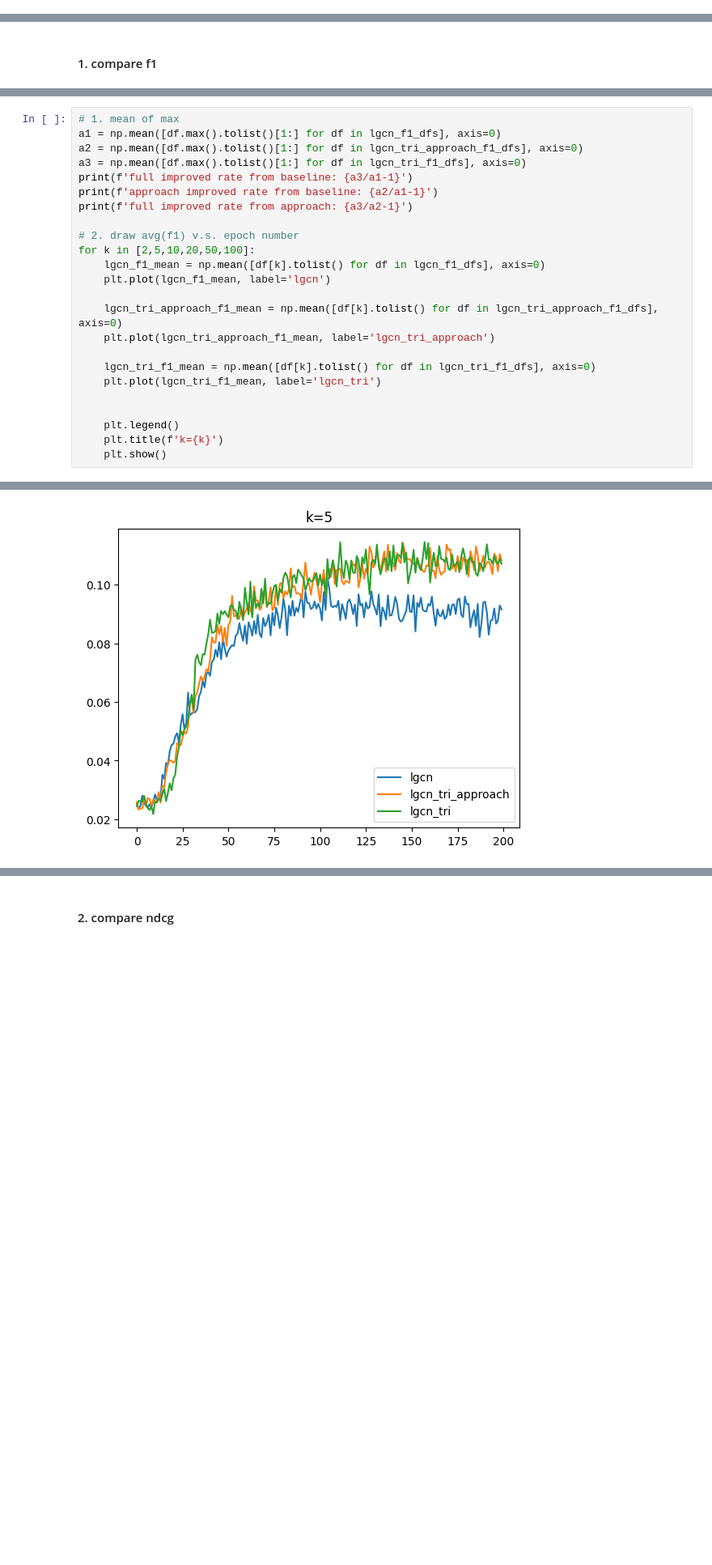
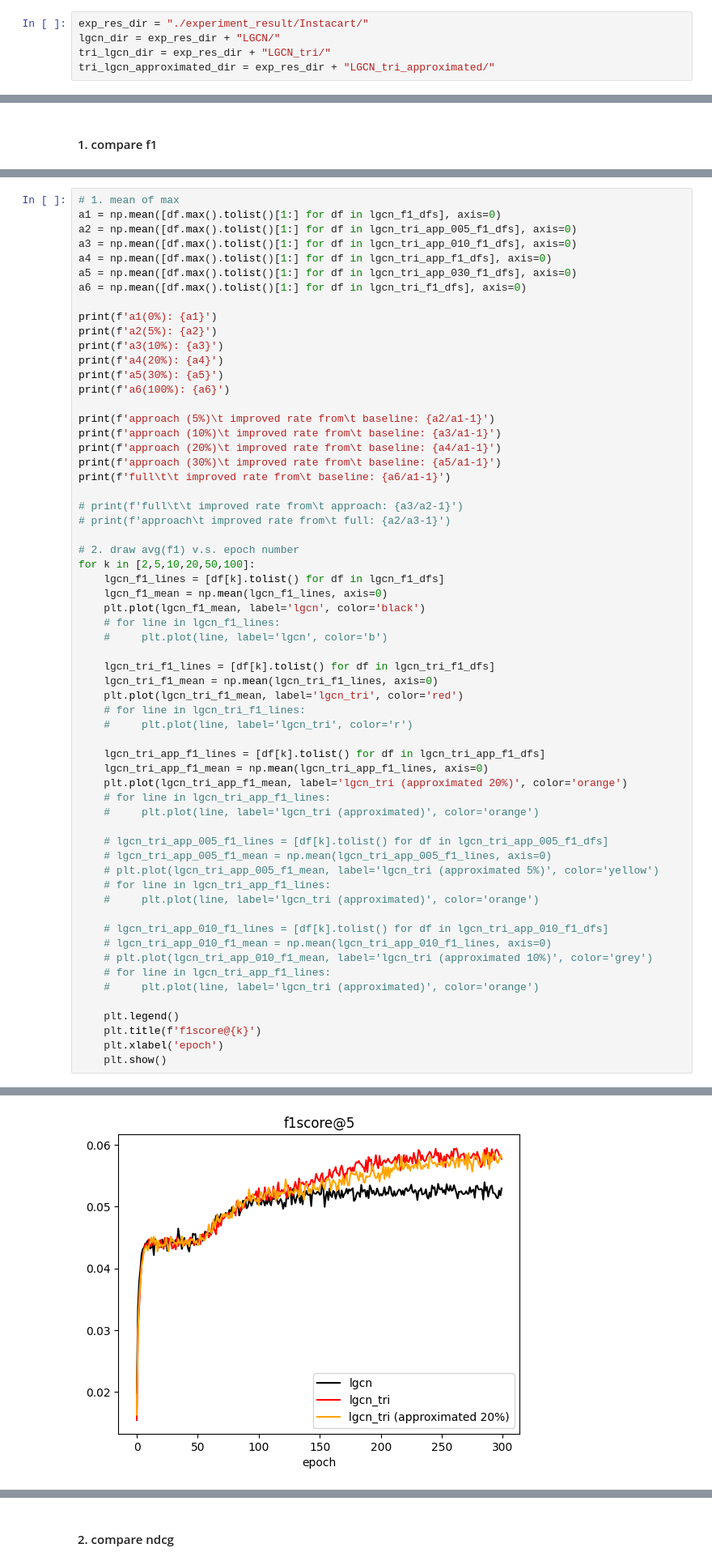
Before and after one commit to Hanc1999/LGCN, a Jupyter notebook: MBA_test_field.ipynb, the cells around one changed output, grey strips where cells are left out. Shown at 81% size. Saved outputs shown, nothing was run; the diff lists cells and outputs as text; blank space fills up the shorter version.

```diff
--- a/MBA_test_field.ipynb
+++ b/MBA_test_field.ipynb
@@ -53 +363,6 @@ time cost: 2.3962498497900016
+# %%
+exp_res_dir = "./experiment_result/Instacart/"
+lgcn_dir = exp_res_dir + "LGCN/"
+tri_lgcn_dir = exp_res_dir + "LGCN_tri/"
+tri_lgcn_approximated_dir = exp_res_dir + "LGCN_tri_approximated/"
 # %% [markdown]
@@ -107,25 +416,62 @@ lgcn_f1_dfs[0].max(), lgcn_tri_approach_f1_dfs[0].max(), lgcn_tri_f1_dfs[0].max(
 # %%
 # 1. mean of max
 a1 = np.mean([df.max().tolist()[1:] for df in lgcn_f1_dfs], axis=0)
-a2 = np.mean([df.max().tolist()[1:] for df in lgcn_tri_approach_f1_dfs], axis=0)
-a3 = np.mean([df.max().tolist()[1:] for df in lgcn_tri_f1_dfs], axis=0)
-print(f'full improved rate from baseline: {a3/a1-1}')
-print(f'approach improved rate from baseline: {a2/a1-1}')
-print(f'full improved rate from approach: {a3/a2-1}')
+a2 = np.mean([df.max().tolist()[1:] for df in lgcn_tri_app_005_f1_dfs], axis=0)
+a3 = np.mean([df.max().tolist()[1:] for df in lgcn_tri_app_010_f1_dfs], axis=0)
+a4 = np.mean([df.max().tolist()[1:] for df in lgcn_tri_app_f1_dfs], axis=0)
+a5 = np.mean([df.max().tolist()[1:] for df in lgcn_tri_app_030_f1_dfs], axis=0)
+a6 = np.mean([df.max().tolist()[1:] for df in lgcn_tri_f1_dfs], axis=0)
+
+print(f'a1(0%): {a1}')
+print(f'a2(5%): {a2}')
+print(f'a3(10%): {a3}')
+print(f'a4(20%): {a4}')
+print(f'a5(30%): {a5}')
+print(f'a6(100%): {a6}')
+
+print(f'approach (5%)\t improved rate from\t baseline: {a2/a1-1}')
+print(f'approach (10%)\t improved rate from\t baseline: {a3/a1-1}')
+print(f'approach (20%)\t improved rate from\t baseline: {a4/a1-1}')
+print(f'approach (30%)\t improved rate from\t baseline: {a5/a1-1}')
+print(f'full\t\t improved rate from\t baseline: {a6/a1-1}')
+
+# print(f'full\t\t improved rate from\t approach: {a3/a2-1}')
+# print(f'approach\t improved rate from\t full: {a2/a3-1}')
 
 # 2. draw avg(f1) v.s. epoch number
 for k in [2,5,10,20,50,100]:
-    lgcn_f1_mean = np.mean([df[k].tolist() for df in lgcn_f1_dfs], axis=0)
-    plt.plot(lgcn_f1_mean, label='lgcn')
+    lgcn_f1_lines = [df[k].tolist() for df in lgcn_f1_dfs]
+    lgcn_f1_mean = np.mean(lgcn_f1_lines, axis=0)
+    plt.plot(lgcn_f1_mean, label='lgcn', color='black')
+    # for line in lgcn_f1_lines:
+    #     plt.plot(line, label='lgcn', color='b')
 
-    lgcn_tri_approach_f1_mean = np.mean([df[k].tolist() for df in lgcn_tri_approach_f1_dfs], axis=0)
-    plt.plot(lgcn_tri_approach_f1_mean, label='lgcn_tri_approach')
+    lgcn_tri_f1_lines = [df[k].tolist() for df in lgcn_tri_f1_dfs]
+    lgcn_tri_f1_mean = np.mean(lgcn_tri_f1_lines, axis=0)
+    plt.plot(lgcn_tri_f1_mean, label='lgcn_tri', color='red')
+    # for line in lgcn_tri_f1_lines:
+    #     plt.plot(line, label='lgcn_tri', color='r')
 
-    lgcn_tri_f1_mean = np.mean([df[k].tolist() for df in lgcn_tri_f1_dfs], axis=0)
-    plt.plot(lgcn_tri_f1_mean, label='lgcn_tri')
+    lgcn_tri_app_f1_lines = [df[k].tolist() for df in lgcn_tri_app_f1_dfs]
+    lgcn_tri_app_f1_mean = np.mean(lgcn_tri_app_f1_lines, axis=0)
+    plt.plot(lgcn_tri_app_f1_mean, label='lgcn_tri (approximated 20%)', color='orange')
+    # for line in lgcn_tri_app_f1_lines:
+    #     plt.plot(line, label='lgcn_tri (approximated)', color='orange')
 
+    # lgcn_tri_app_005_f1_lines = [df[k].tolist() for df in lgcn_tri_app_005_f1_dfs]
+    # lgcn_tri_app_005_f1_mean = np.mean(lgcn_tri_app_005_f1_lines, axis=0)
+    # plt.plot(lgcn_tri_app_005_f1_mean, label='lgcn_tri (approximated 5%)', color='yellow')
+    # for line in lgcn_tri_app_f1_lines:
+    #     plt.plot(line, label='lgcn_tri (approximated)', color='orange')
+
+    # lgcn_tri_app_010_f1_lines = [df[k].tolist() for df in lgcn_tri_app_010_f1_dfs]
+    # lgcn_tri_app_010_f1_mean = np.mean(lgcn_tri_app_010_f1_lines, axis=0)
+    # plt.plot(lgcn_tri_app_010_f1_mean, label='lgcn_tri (approximated 10%)', color='grey')
+    # for line in lgcn_tri_app_f1_lines:
+    #     plt.plot(line, label='lgcn_tri (approximated)', color='orange')
 
     plt.legend()
-    plt.title(f'k={k}')
+    plt.title(f'f1score@{k}')
+    plt.xlabel('epoch')
     plt.show()
 # %% [output]
@@ -136 +490 @@ full improved rate from approach: [-0.01580871 -0.02316725 -0.00498836  0.012922
-[figure, old version]
+[figure, new version]
```
Also changed, not shown: parts of 38 cells of this notebook.
